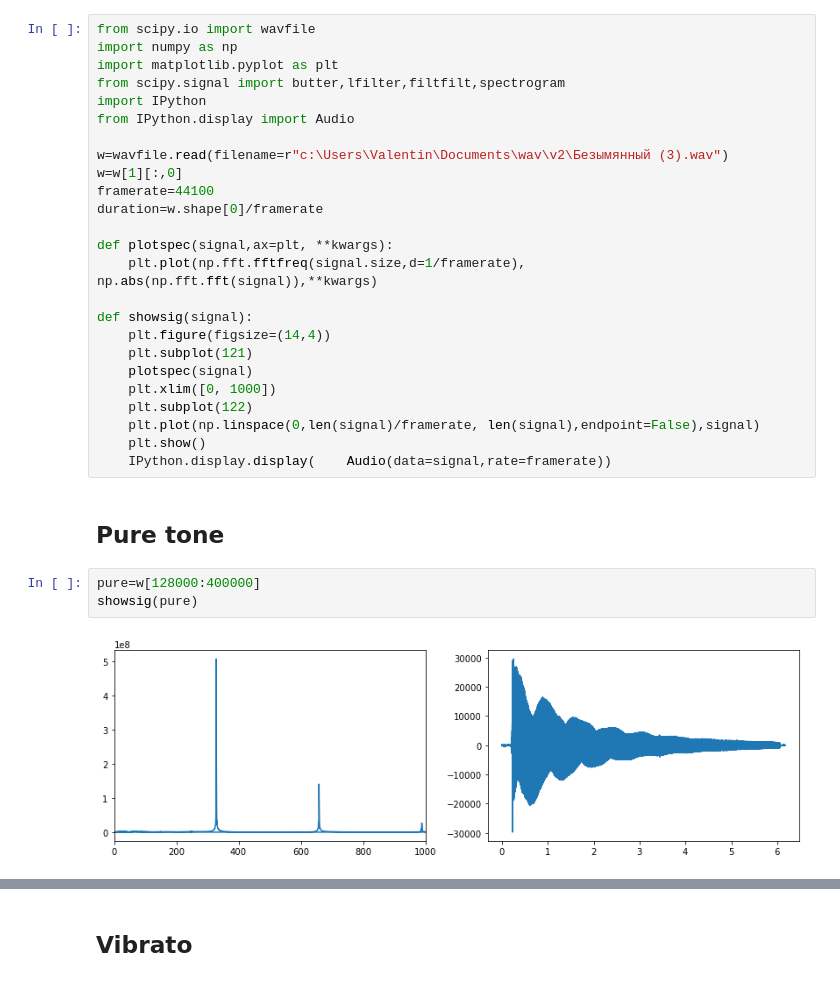
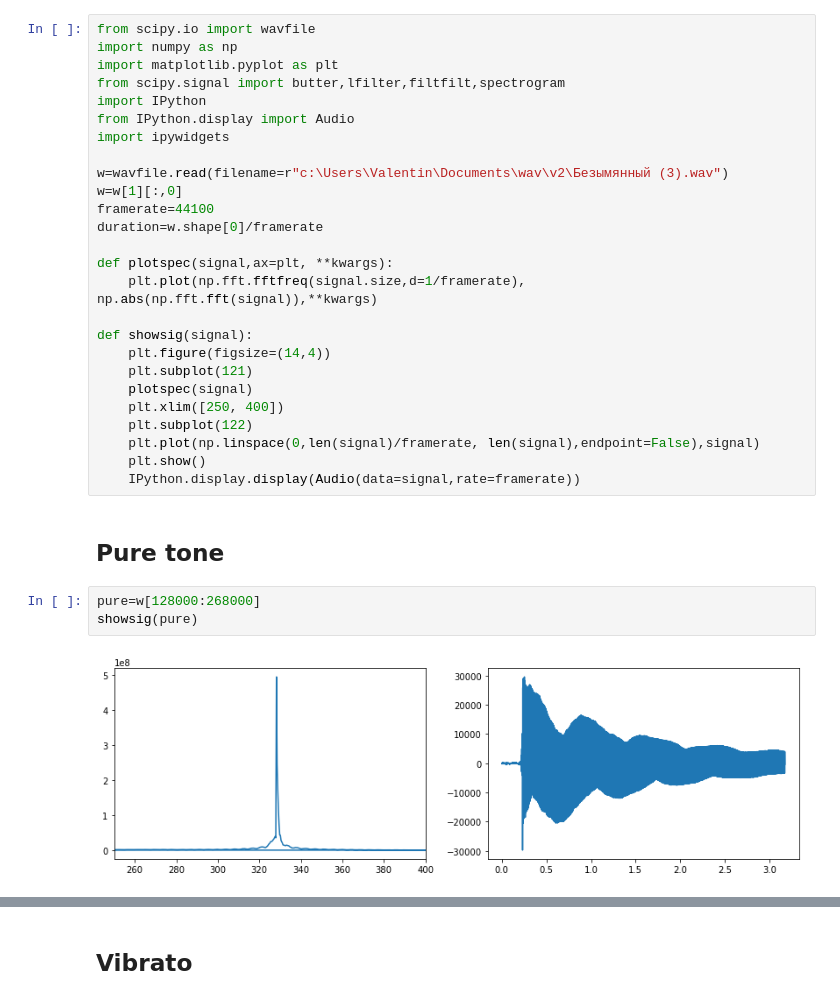
Before and after one commit to spirit11/wave_modulations, a Jupyter notebook: wavefile.ipynb, the cells around one changed output, grey strips where cells are left out. Drawn from its saved outputs; the diff is of its cells as text.

```diff
--- a/wavefile.ipynb
+++ b/wavefile.ipynb
@@ -5,6 +5,7 @@ import matplotlib.pyplot as plt
 from scipy.signal import butter,lfilter,filtfilt,spectrogram
 import IPython
 from IPython.display import Audio
+import ipywidgets
 
 w=wavfile.read(filename=r"c:\Users\Valentin\Documents\wav\v2\Безымянный (3).wav")
 w=w[1][:,0]
@@ -18,18 +19,18 @@ def showsig(signal):
     plt.figure(figsize=(14,4))
     plt.subplot(121)
     plotspec(signal)
-    plt.xlim([0, 1000])
+    plt.xlim([250, 400])
     plt.subplot(122)
     plt.plot(np.linspace(0,len(signal)/framerate, len(signal),endpoint=False),signal)
     plt.show()
-    IPython.display.display(    Audio(data=signal,rate=framerate))
+    IPython.display.display(Audio(data=signal,rate=framerate))
 # %% [markdown]
 ## Pure tone
 # %%
-pure=w[128000:400000]
+pure=w[128000:268000]
 showsig(pure)
 # %% [output]
-[figure, old version]
+[figure, new version]
 [interactive output not drawn]
 # %% [markdown]
 ## Vibrato
```
Also changed, not shown: parts of 5 cells of this notebook.
